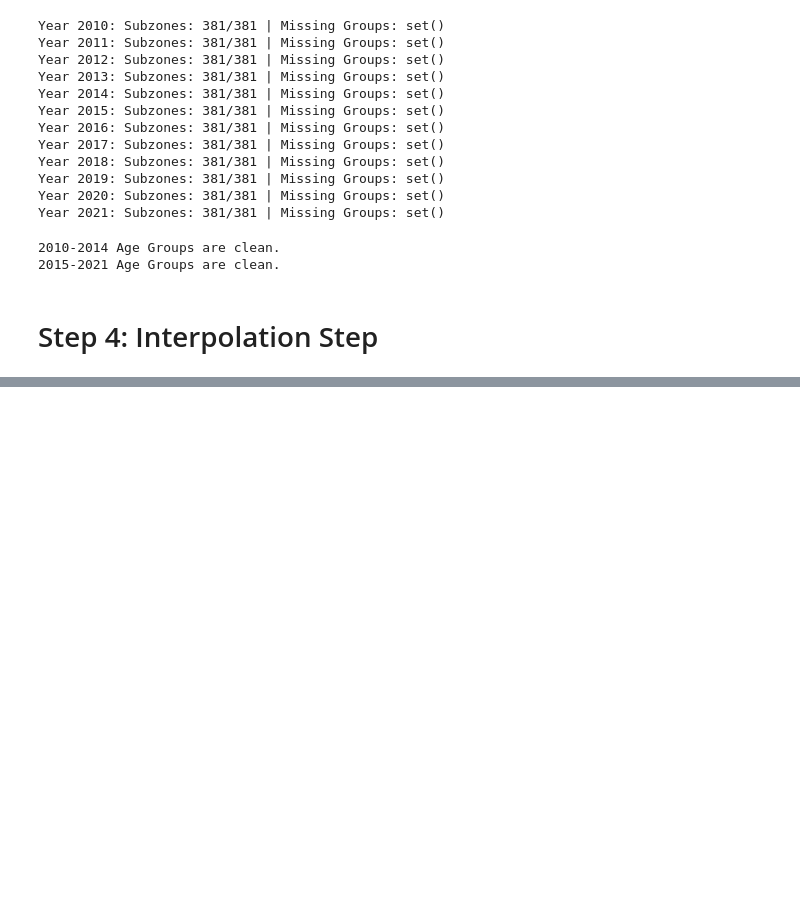
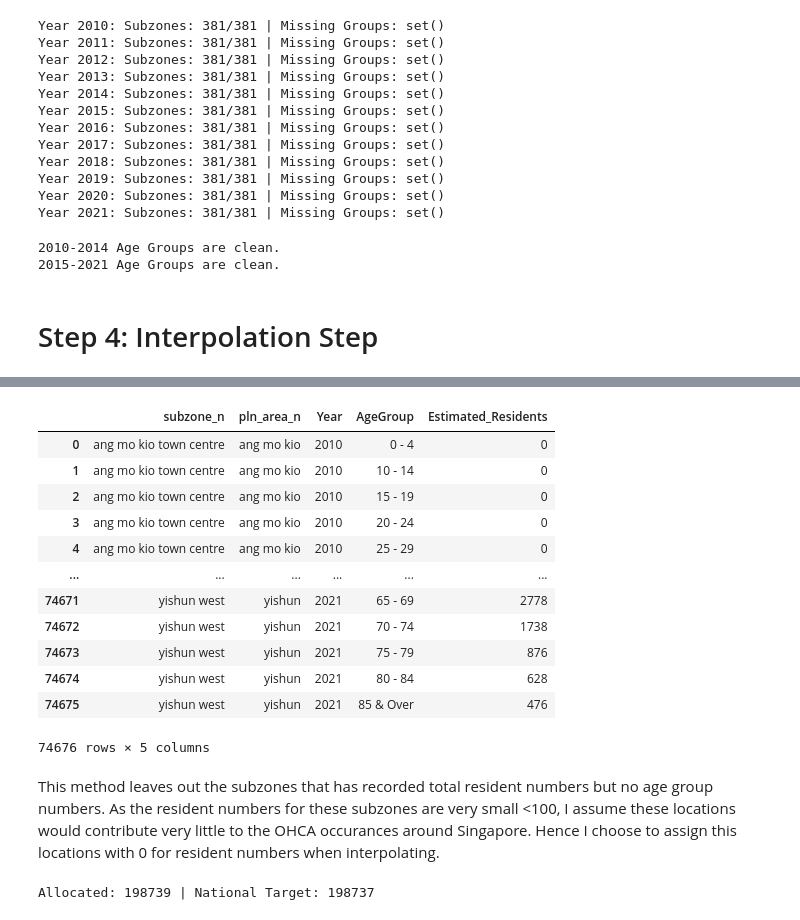
Before and after one commit to axellee1994/AED-OHCA, a Jupyter notebook: src/scripts/interpolation_step/interpolation_resident_numbers.ipynb, the cells around one changed output, grey strips where cells are left out. Drawn from its saved outputs; the diff is of its cells as text; code cells hidden in the pictures; blank space fills up the shorter version.

Commit message:
checkpoint

```diff
--- a/src/scripts/interpolation_step/interpolation.ipynb
+++ b/src/scripts/interpolation_step/interpolation_resident_numbers.ipynb
@@ -1272,0 +1359,71 @@ check_for_extra_age_groups(df_final_interpolated_ratios)
+# %%
+def calculate_subzone_residents(df_ratios, df_national_long):
+    # Calculate the sum of all ratios for each Year/AgeGroup combination
+    # This represents the 'total weight' available to distribute for that specific group.
+    df_ratios['Total_Ratio_Sum'] = df_ratios.groupby(['Year', 'AgeGroup'])['WeightingRatio'].transform('sum')
+
+    # Convert Ratio to a Normalized Share (Probability Weight)
+    # Now, the sum of 'Normalized_Share' across all subzones for a specific group will be 1.0.
+    df_ratios['Normalized_Share'] = df_ratios['WeightingRatio'] / df_ratios['Total_Ratio_Sum']
+
+    # 3. Merge with National Totals
+    df_final = pd.merge(
+        df_ratios,
+        df_national_long,
+        on=['Year', 'AgeGroup'],
+        how='inner'
+    )
+
+    # 4. Final Top-Down Allocation
+    # Estimated Residents = (Subzone Share of Total Weight) * (National Total)
+    df_final['Estimated_Residents'] = (
+        df_final['Normalized_Share'] * df_final['NationalTotal']
+    )
+
+    # 5. Clean and Round
+    df_final['Estimated_Residents'] = df_final['Estimated_Residents'].fillna(0).round(0).astype(int)
+
+    return df_final[['subzone_n', 'pln_area_n', 'Year', 'AgeGroup', 'Estimated_Residents']]
+
+# Generate the final results
+df_final_population = calculate_subzone_residents(df_master_with_2021, df_nat_long)
+display(df_final_population)
+# Save to your cleaned data folder
+save_path = Path(BASE_DATASET_PATH / "singapore_data/cleaned_data/subzone_density_ratios/final_subzone_population_2010_2021.csv")
+df_final_population.to_csv(save_path, index=False)
+# %% [output]
+|  | subzone_n | pln_area_n | Year | AgeGroup | Estimated_Residents |
+| 0 | ang mo kio town centre | ang mo kio | 2010 | 0 - 4 | 0 |
+| 1 | ang mo kio town centre | ang mo kio | 2010 | 10 - 14 | 0 |
+| 2 | ang mo kio town centre | ang mo kio | 2010 | 15 - 19 | 0 |
+| 3 | ang mo kio town centre | ang mo kio | 2010 | 20 - 24 | 0 |
+| 4 | ang mo kio town centre | ang mo kio | 2010 | 25 - 29 | 0 |
+| ... | ... | ... | ... | ... | ... |
+| 74671 | yishun west | yishun | 2021 | 65 - 69 | 2778 |
+| 74672 | yishun west | yishun | 2021 | 70 - 74 | 1738 |
+| 74673 | yishun west | yishun | 2021 | 75 - 79 | 876 |
+| 74674 | yishun west | yishun | 2021 | 80 - 84 | 628 |
+| 74675 | yishun west | yishun | 2021 | 85 & Over | 476 |
+74676 rows × 5 columns
+# %% [markdown]
+This method leaves out the subzones that has recorded total resident numbers but no age group numbers. As the resident numbers for these subzones are very small <100, I assume these locations would contribute very little to the OHCA occurances around Singapore. Hence I choose to assign this locations with 0 for resident numbers when interpolating.
+# %%
+# Check for specific years and age group
+# the allocated numbers will be a bit off due to rounding errors
+check_year = 2020
+check_age = '5 - 9'
+
+allocated_sum = df_final_population[
+    (df_final_population['Year'] == check_year) &
+    (df_final_population['AgeGroup'] == check_age)
+]['Estimated_Residents'].sum()
+
+actual_national = df_nat_long[
+    (df_nat_long['Year'] == check_year) &
+    (df_nat_long['AgeGroup'] == check_age)
+]['NationalTotal'].values[0]
+
+print(f"Allocated: {allocated_sum} | National Target: {actual_national}")
+# The difference should be 0 or very small due to rounding
+# %% [output]
+Allocated: 198739 | National Target: 198737
```
Also changed, not shown: parts of 6 cells of this notebook, 2 other files.
